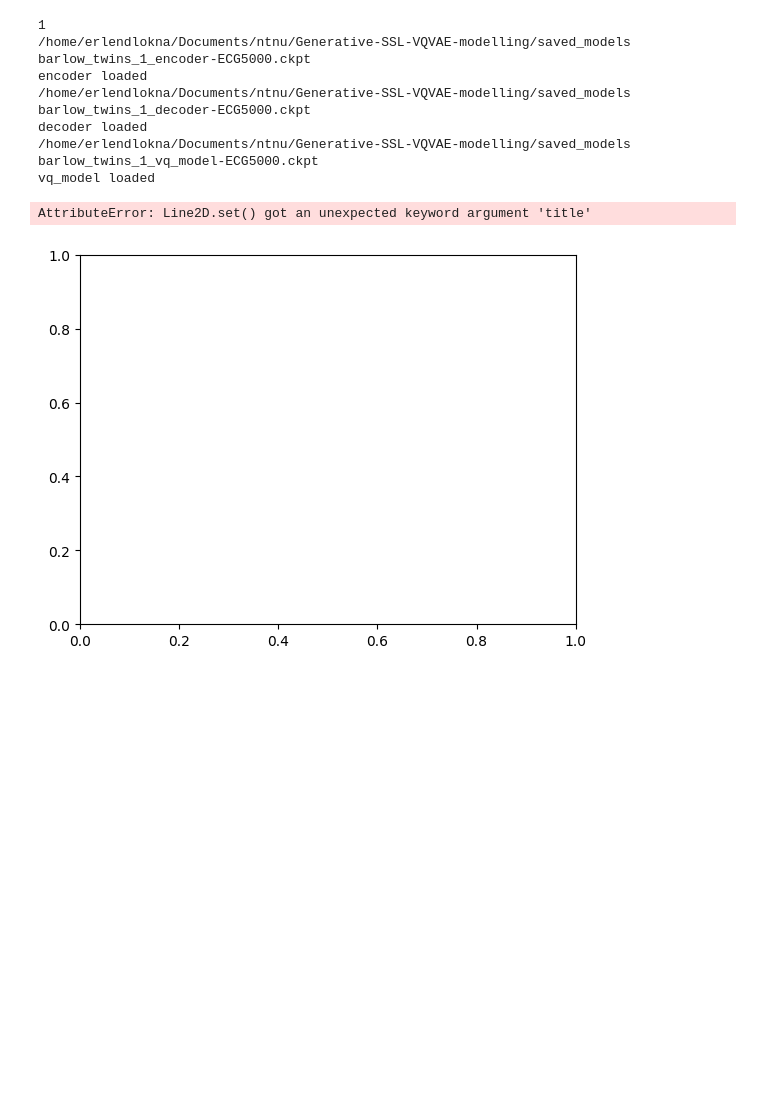
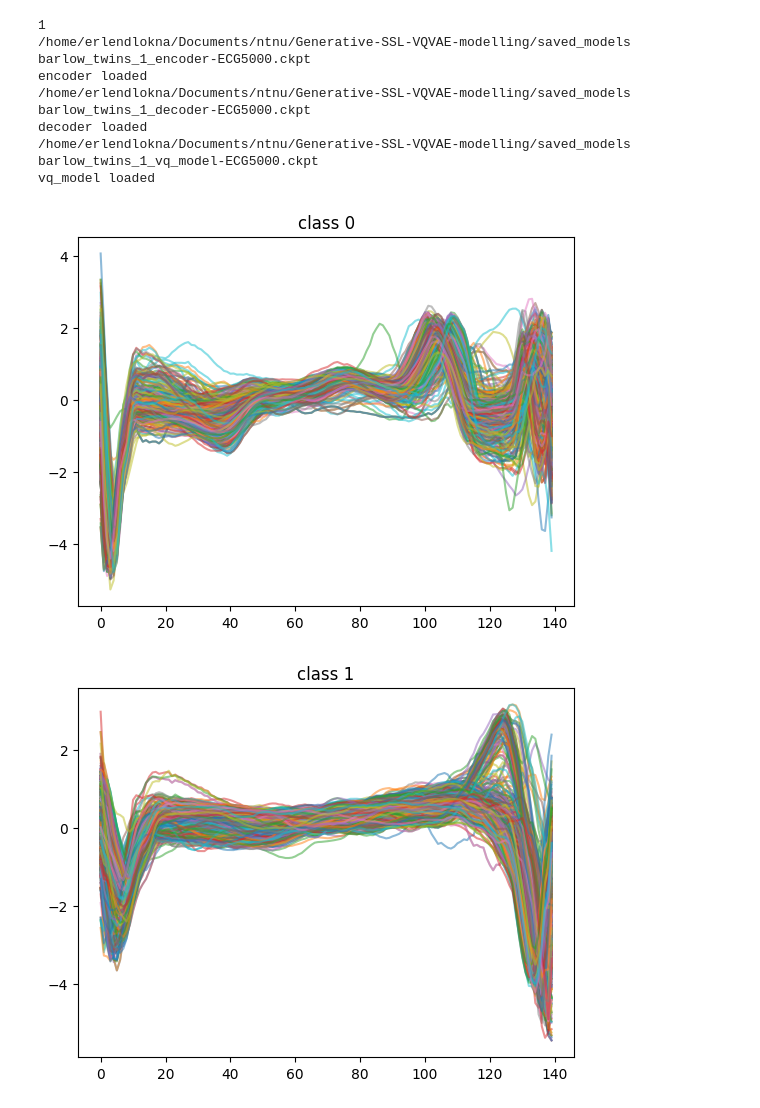
Before and after one commit to erlendlokna/Generative-SSL-VQVAE-modelling, a Jupyter notebook: eval_test.ipynb, the cells around one changed output. Saved outputs shown, nothing was run; the diff lists cells and outputs as text; code cells hidden in the pictures; blank space fills up the shorter version.

```diff
--- a/eval_test.ipynb
+++ b/eval_test.ipynb
@@ -59,5 +59,6 @@ vq_model loaded
 # %%
 n_figs = 100
 def plot_samples(x_gen, n_figs=100, title=""):
-    for i in np.random.choice(len(x_gen), n_figs): plt.plot(x_gen[i, 0, :], alpha=0.5, title=title)
+    for i in np.random.choice(len(x_gen), n_figs): plt.plot(x_gen[i, 0, :], alpha=0.5)
+    plt.title(title)
     plt.show()
@@ -148,7 +139,7 @@ barlow_twins_1_vq_model-ECG5000.ckpt
 vq_model loaded
 # %%
 for i in range(n_classes):
-    plot_samples(x_gens[i], n_figs=100, title="class {}".format(i))
+    plot_samples(x_gens[i], n_figs=1000, title="class {}".format(i))
 # %% [output]
-AttributeError: Line2D.set() got an unexpected keyword argument 'title'
-[figure, old version]
+[figure, new version]
+[figure, added]
```
Also changed, not shown: parts of 5 cells of this notebook, 15 other files.
